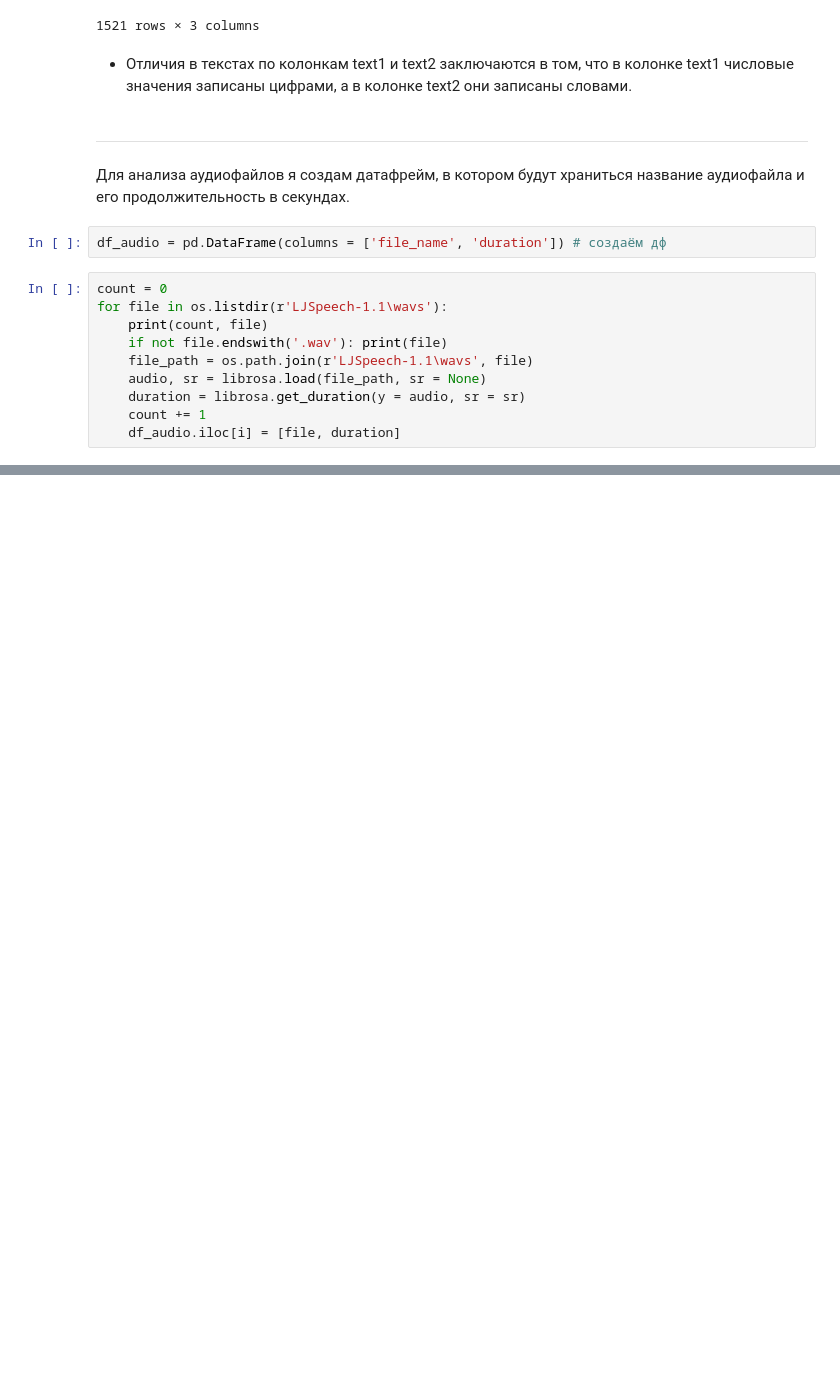
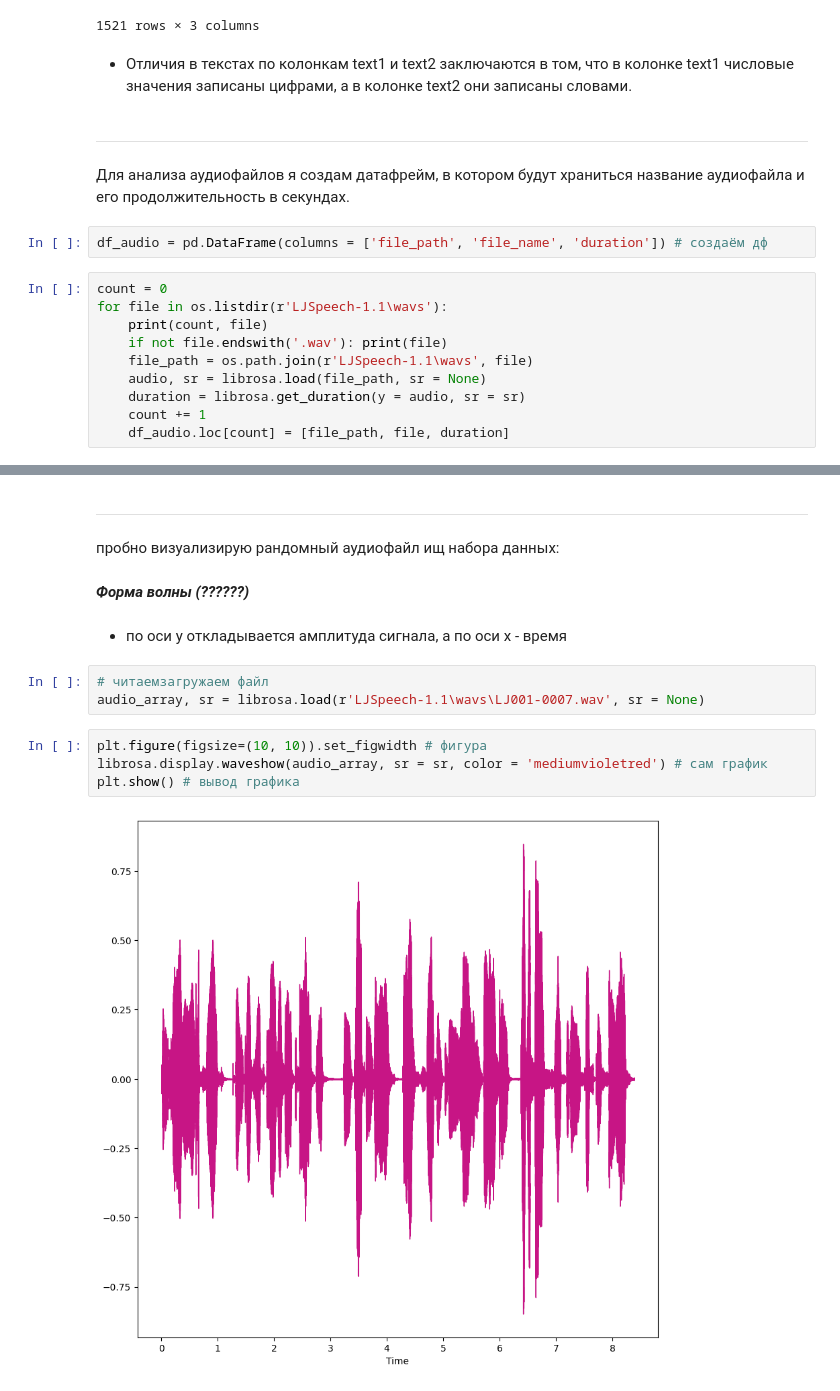
Before and after one commit to sollltit/tts1, a Jupyter notebook: Module_A/Module_A.ipynb, the cells around one changed output, grey strips where cells are left out. Saved outputs shown, nothing was run; the diff lists cells and outputs as text; blank space fills up the shorter version.

```diff
--- a/Module_A/Module_A.ipynb
+++ b/Module_A/Module_A.ipynb
@@ -137,7 +136,7 @@ _____
 # %% [markdown]
 Для анализа аудиофайлов я создам датафрейм, в котором будут храниться название аудиофайла и его продолжительность в секундах.
 # %%
-df_audio = pd.DataFrame(columns = ['file_name', 'duration']) # создаём дф
+df_audio = pd.DataFrame(columns = ['file_path', 'file_name', 'duration']) # создаём дф
 # %%
 count = 0
 for file in os.listdir(r'LJSpeech-1.1\wavs'):
@@ -147,6 +146,6 @@ for file in os.listdir(r'LJSpeech-1.1\wavs'):
     audio, sr = librosa.load(file_path, sr = None)
     duration = librosa.get_duration(y = audio, sr = sr)
     count += 1
-    df_audio.iloc[i] = [file, duration]
+    df_audio.loc[count] = [file_path, file, duration]
 # %% [output]
 0 LJ001-0001.wav
@@ -153,0 +200,17 @@ ImportError: Numba needs NumPy 2.1 or less. Got NumPy 2.2.
+# %% [markdown]
+___
+# %% [markdown]
+пробно визуализирую рандомный аудиофайл ищ набора данных:
+# %% [markdown]
+***Форма волны (??????)***
+# %% [markdown]
+* по оси y откладывается амплитуда сигнала, а по оси x - время
+# %%
+# читаемзагружаем файл
+audio_array, sr = librosa.load(r'LJSpeech-1.1\wavs\LJ001-0007.wav', sr = None)
+# %%
+plt.figure(figsize=(10, 10)).set_figwidth # фигура
+librosa.display.waveshow(audio_array, sr = sr, color = 'mediumvioletred') # сам график
+plt.show() # вывод графика
+# %% [output]
+[figure, added]
```
Also changed, not shown: parts of 13 cells of this notebook, 1 other file.
